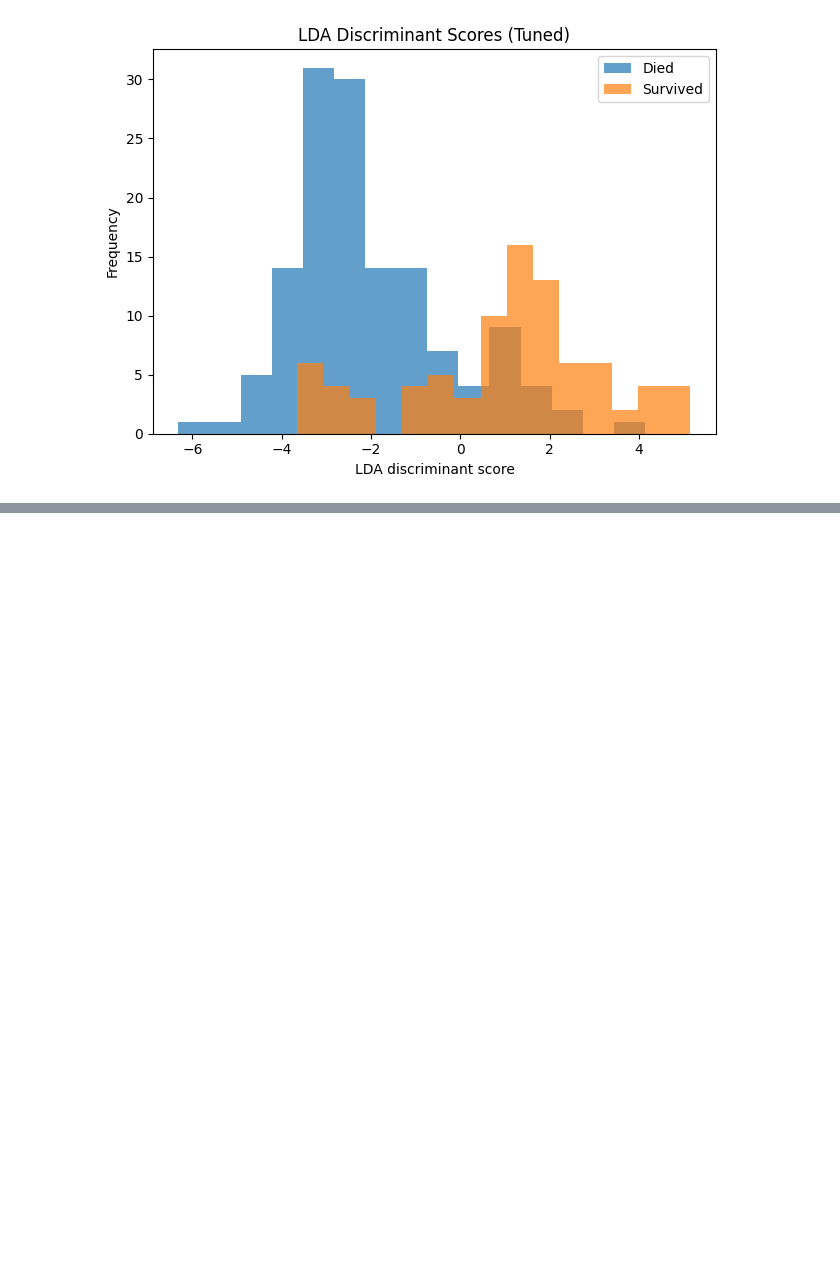
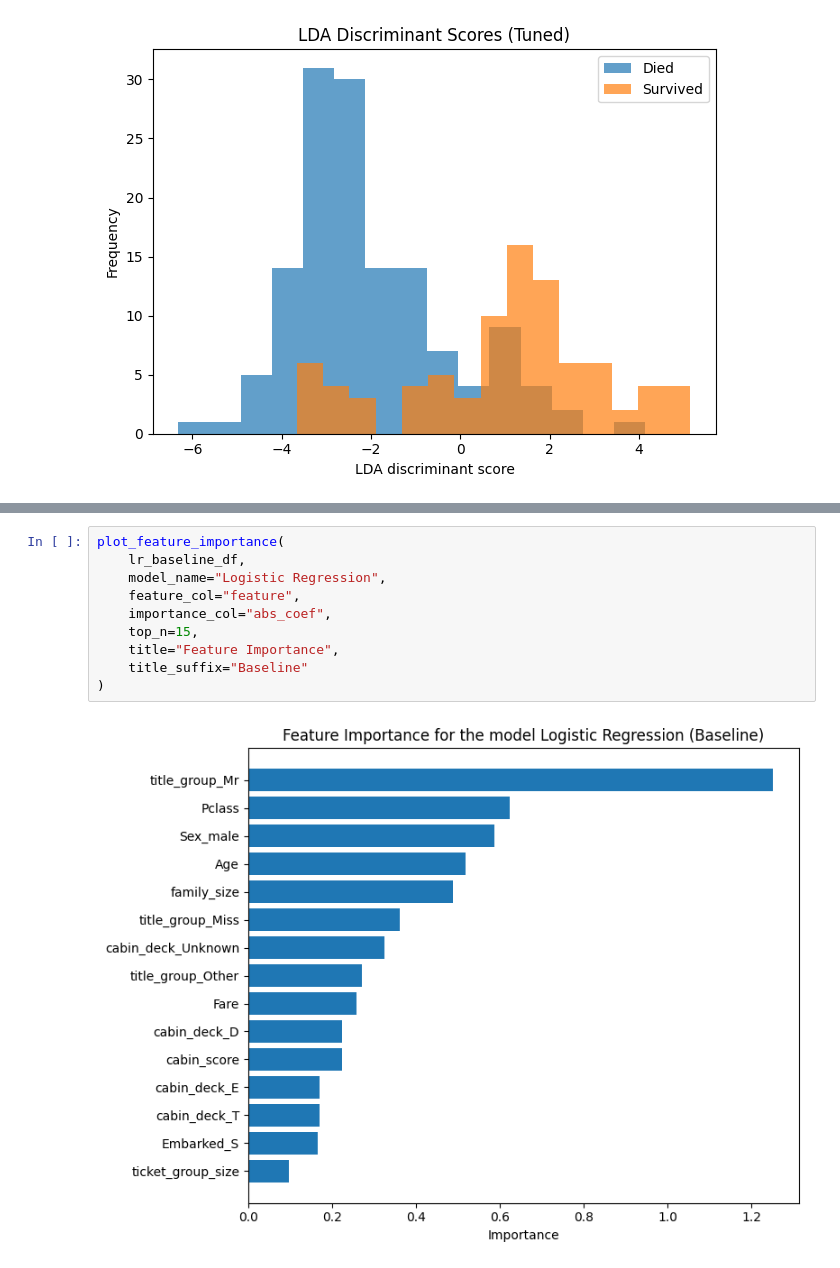
Before and after one commit to RoxyLiu66/data_572_group_5, a Jupyter notebook: coding/combined_models.ipynb, the cells around one changed output, grey strips where cells are left out. Drawn from its saved outputs; the diff is of its cells as text; blank space fills up the shorter version.

```diff
--- a/coding/combined_models.ipynb
+++ b/coding/combined_models.ipynb
@@ -477,0 +476,12 @@ feature_rank_tuned[0]["LDA"]
+# %%
+plot_feature_importance(
+    lr_baseline_df,
+    model_name="Logistic Regression",
+    feature_col="feature",
+    importance_col="abs_coef",
+    top_n=15,
+    title="Feature Importance",
+    title_suffix="Baseline"
+)
+# %% [output]
+[figure, added]
```
Also changed, not shown: parts of 11 cells of this notebook, 2 other files.
